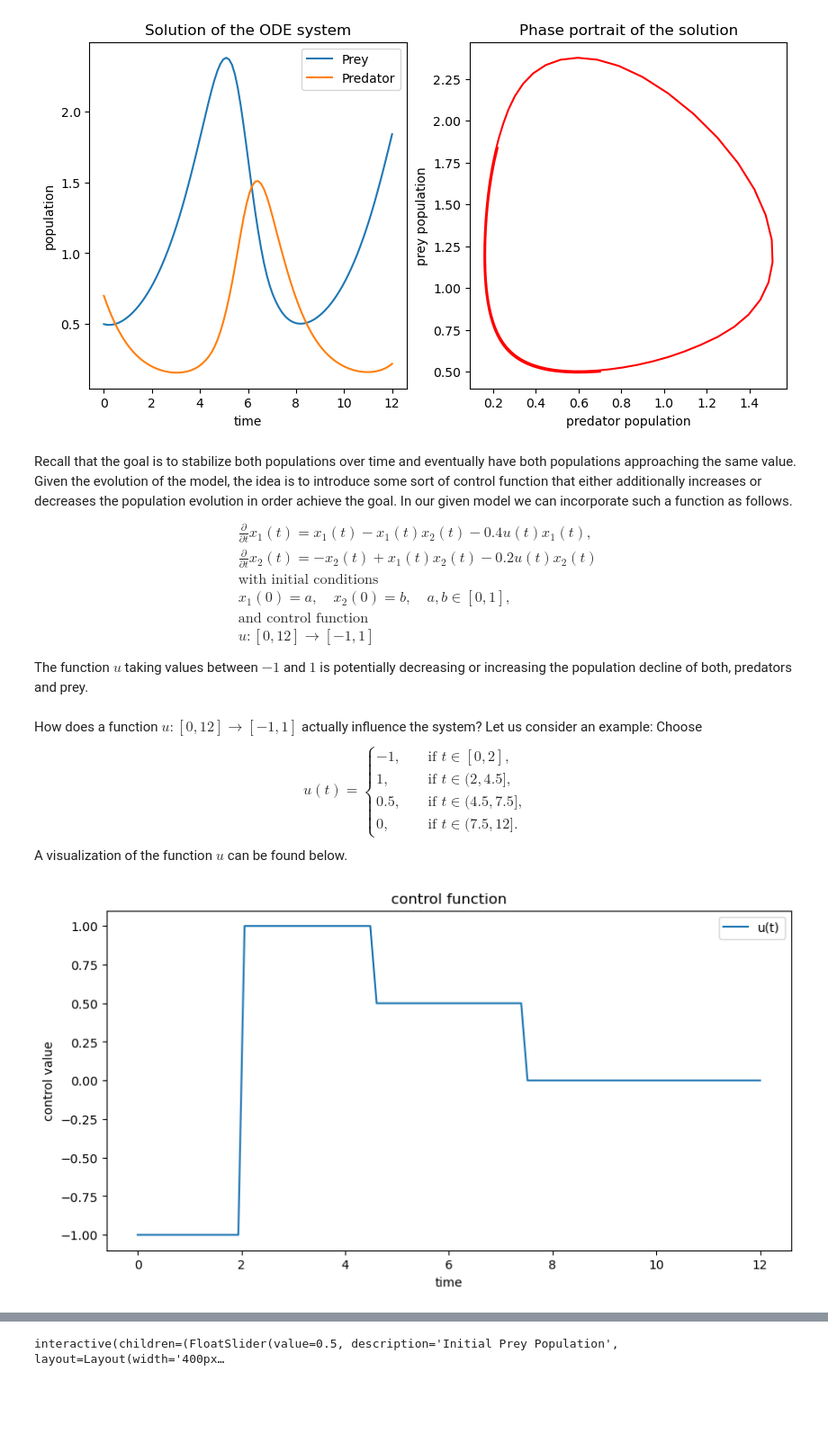
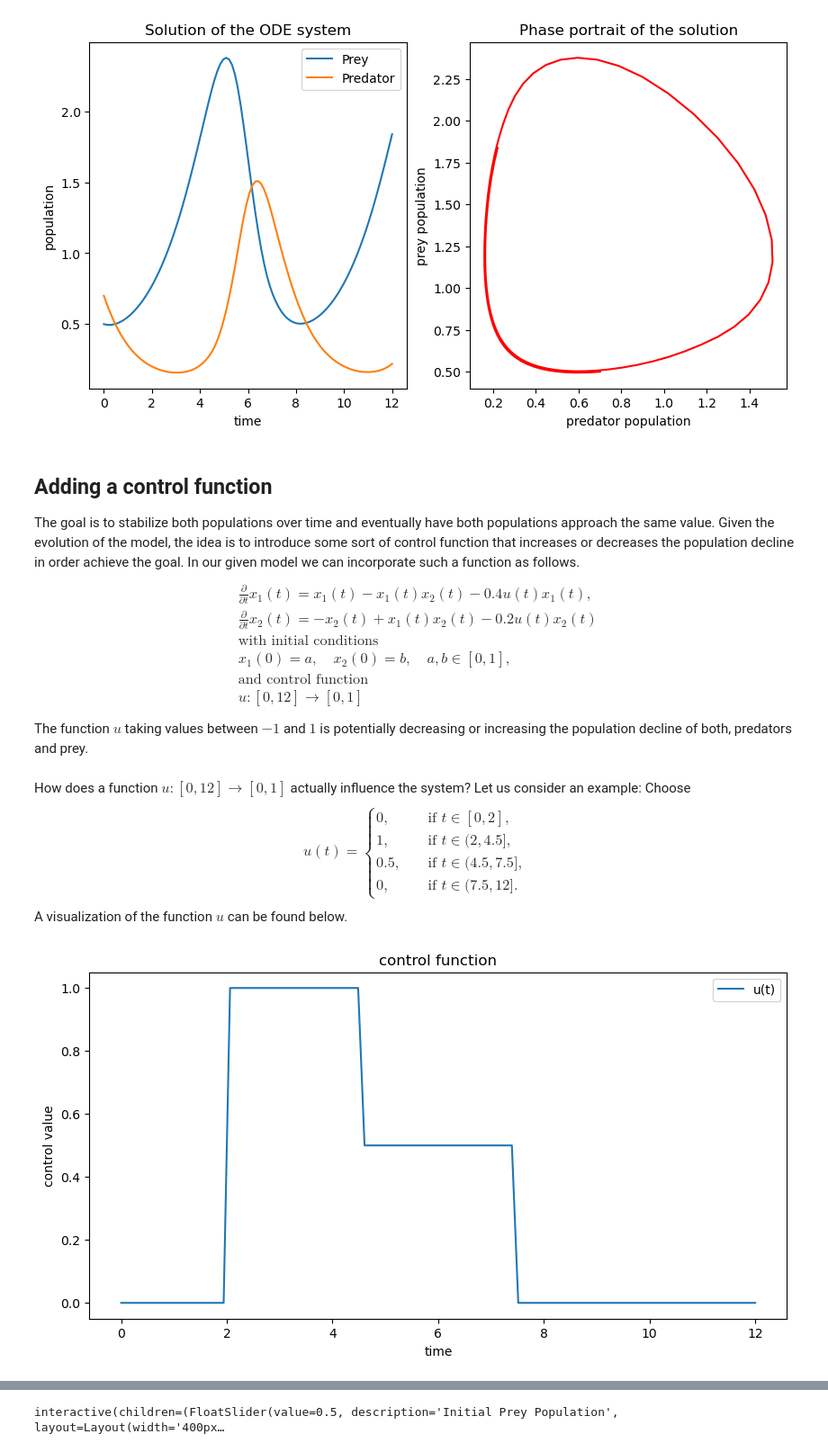
Before and after one commit to LinusLach/Blog, a Jupyter notebook: posts/post-with-code/Optimal-Control/Predator_Prey_Intro.ipynb, the cells around one changed output, grey strips where cells are left out. Shown at 90% size. Saved outputs shown, nothing was run; the diff lists cells and outputs as text; code cells hidden in the pictures; blank space fills up the shorter version.

Commit message:
Optimal-Control Predator Prey 20230205

```diff
--- a/posts/post-with-code/Optimal-Control/Predator_Prey_Intro.ipynb
+++ b/posts/post-with-code/Optimal-Control/Predator_Prey_Intro.ipynb
@@ -73,22 +77,23 @@ plot_pp(a=0.5,b=0.7)
 # %% [output]
 [figure]
 # %% [markdown]
-Recall that the goal is to stabilize both populations over time and eventually have both populations approaching the same value. Given the evolution of the model, the idea is to introduce some sort of control function that either additionally increases or decreases the population evolution in order achieve the goal. In our given model we can incorporate such a function as follows.
+## Adding a control function
+The goal is to stabilize both populations over time and eventually have both populations approach the same value. Given the evolution of the model, the idea is to introduce some sort of control function that increases or decreases the population decline in order achieve the goal. In our given model we can incorporate such a function as follows.
 \begin{align*}
 &\frac{\partial}{\partial t} x_1(t) = x_1(t) - x_1(t)x_2(t) - 0.4u(t)x_1(t),\\
 &\frac{\partial}{\partial t} x_2(t) = - x_2(t) + x_1(t)x_2(t) - 0.2u(t)x_2(t) \\
 &\text{with initial conditions}\\
 &x_1(0) = a, \quad x_2(0) = b,\quad a,b\in [0,1],\\
 &\text{and control function }\\
-&u:[0,12]\to[-1,1]
+&u:[0,12]\to[0,1]
 \end{align*}
 The function $u$ taking values between $-1$ and $1$ is potentially decreasing or increasing the population decline of both, predators and prey.
 # %% [markdown]
-How does a function $u:[0,12]\to[-1,1]$ actually influence the system? Let us consider an example:
+How does a function $u:[0,12]\to[0,1]$ actually influence the system? Let us consider an example:
 Choose
 \begin{equation*}
  u(t) = \begin{cases}
-            -1, \quad &\text{ if } t\in [0,2],\\
+            0, \quad &\text{ if } t\in [0,2],\\
             1, \quad &\text{ if } t\in (2,4.5],\\
             0.5, \quad &\text{ if } t\in (4.5,7.5],\\
             0, \quad &\text{ if } t\in (7.5,12].
@@ -98,23 +103,23 @@ A visualization of the function $u$ can be found below.
 # %%
 def u(t):
     if 0<= t <= 2:
-        return -1
+        return 0
     elif 2< t <= 4.5:
         return 1
     elif 4.5< t <=7.5:
         return 0.5
     else:
         return 0
 vu = np.vectorize(u,otypes=[np.float64])
 t = np.linspace(0,12,100)
 
 plt.plot(t,vu(t), label = 'u(t)')
 plt.xlabel("time")
 plt.ylabel("control value")
 plt.title("control function")
 plt.rcParams["figure.figsize"]=5,5
 plt.legend();
 # %% [output]
-[figure, old version]
+[figure, new version]
 # %% [markdown]
 The control function above is therefore decreasing the population decline whenever it takes a value in $[0,1)$ and not changing the dynamics if it takes the value $1$. The adapted system can be solved in the same fashion as before which results in different solutions depending on the starting value.
```
Also changed, not shown: parts of 14 cells of this notebook, 23 other files.
